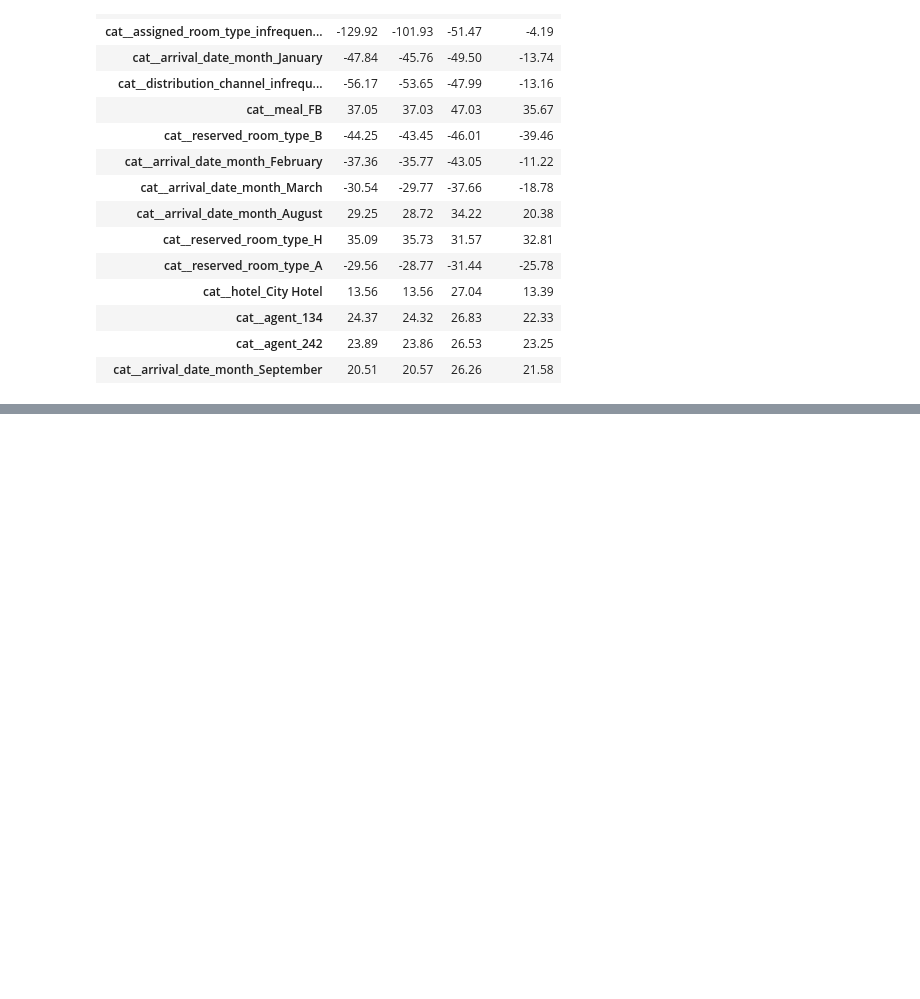
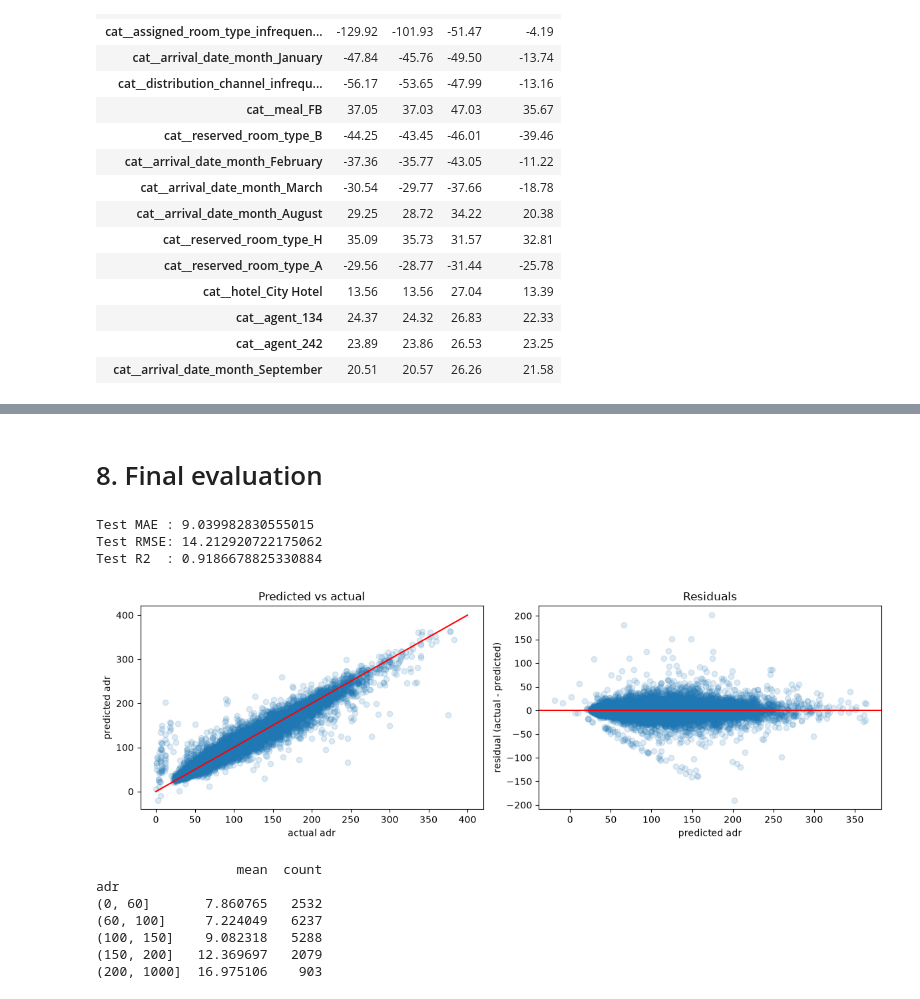
Before and after one commit to Hiruna01/hotel-booking-intelligence, a Jupyter notebook: notebooks/02_regression.ipynb, the cells around one changed output, grey strips where cells are left out. Cells and saved outputs as stored; diff of their text form; code cells hidden in the pictures; blank space fills up the shorter version.

```diff
--- a/notebooks/02_regression.ipynb
+++ b/notebooks/02_regression.ipynb
@@ -343,0 +487,17 @@ Dropped by Lasso: ['num__stays_in_weekend_nights', 'cat__arrival_date_month_May'
+# %%
+from sklearn.tree import DecisionTreeRegressor
+from sklearn.ensemble import RandomForestRegressor, HistGradientBoostingRegressor
+
+tree_models = {
+    "Decision Tree (depth 8)": DecisionTreeRegressor(max_depth=8, min_samples_leaf=20,
+                                                     random_state=RANDOM_STATE),
+    "Random Forest": RandomForestRegressor(n_estimators=200, min_samples_leaf=5,
+                                           random_state=RANDOM_STATE),
+    "Hist Gradient Boosting": HistGradientBoostingRegressor(random_state=RANDOM_STATE),
+}
+
+for name, m in tree_models.items():
+    results.append(cv_score(name, make_pipe(m)))   # full 68k rows, no sample needed
+
+leaderboard = pd.DataFrame(results).sort_values("MAE")
+leaderboard
@@ -343,0 +657,40 @@ Dropped by Lasso: ['num__stays_in_weekend_nights', 'cat__arrival_date_month_May'
+# %% [markdown]
+# 8. Final evaluation
+# %%
+from sklearn.metrics import mean_absolute_error, mean_squared_error, r2_score
+
+best_pipe = best_pipes["Hist Gradient Boosting"]      # already refit on all of X_train
+pred = best_pipe.predict(X_test)
+
+print("Test MAE :", mean_absolute_error(y_test, pred))
+print("Test RMSE:", np.sqrt(mean_squared_error(y_test, pred)))
+print("Test R2  :", r2_score(y_test, pred))
+# %% [output]
+Test MAE : 9.039982830555015
+Test RMSE: 14.212920722175062
+Test R2  : 0.9186678825330884
+# %%
+resid = y_test - pred
+
+fig, ax = plt.subplots(1, 2, figsize=(12, 4))
+ax[0].scatter(y_test, pred, alpha=0.15)
+ax[0].plot([0, 400], [0, 400], "r")
+ax[0].set(xlabel="actual adr", ylabel="predicted adr", title="Predicted vs actual")
+
+ax[1].scatter(pred, resid, alpha=0.15)
+ax[1].axhline(0, color="r")
+ax[1].set(xlabel="predicted adr", ylabel="residual (actual - predicted)", title="Residuals")
+plt.tight_layout(); plt.show()
+
+# MAE by price band
+bands = pd.cut(y_test, [0, 60, 100, 150, 200, 1000])
+print(resid.abs().groupby(bands, observed=True).agg(["mean", "count"]))
+# %% [output]
+[figure, added]
+                  mean  count
+adr
+(0, 60]       7.860765   2532
+(60, 100]     7.224049   6237
+(100, 150]    9.082318   5288
+(150, 200]   12.369697   2079
+(200, 1000]  16.975106    903
```
Also changed, not shown: parts of 32 cells of this notebook, 1 other file.
